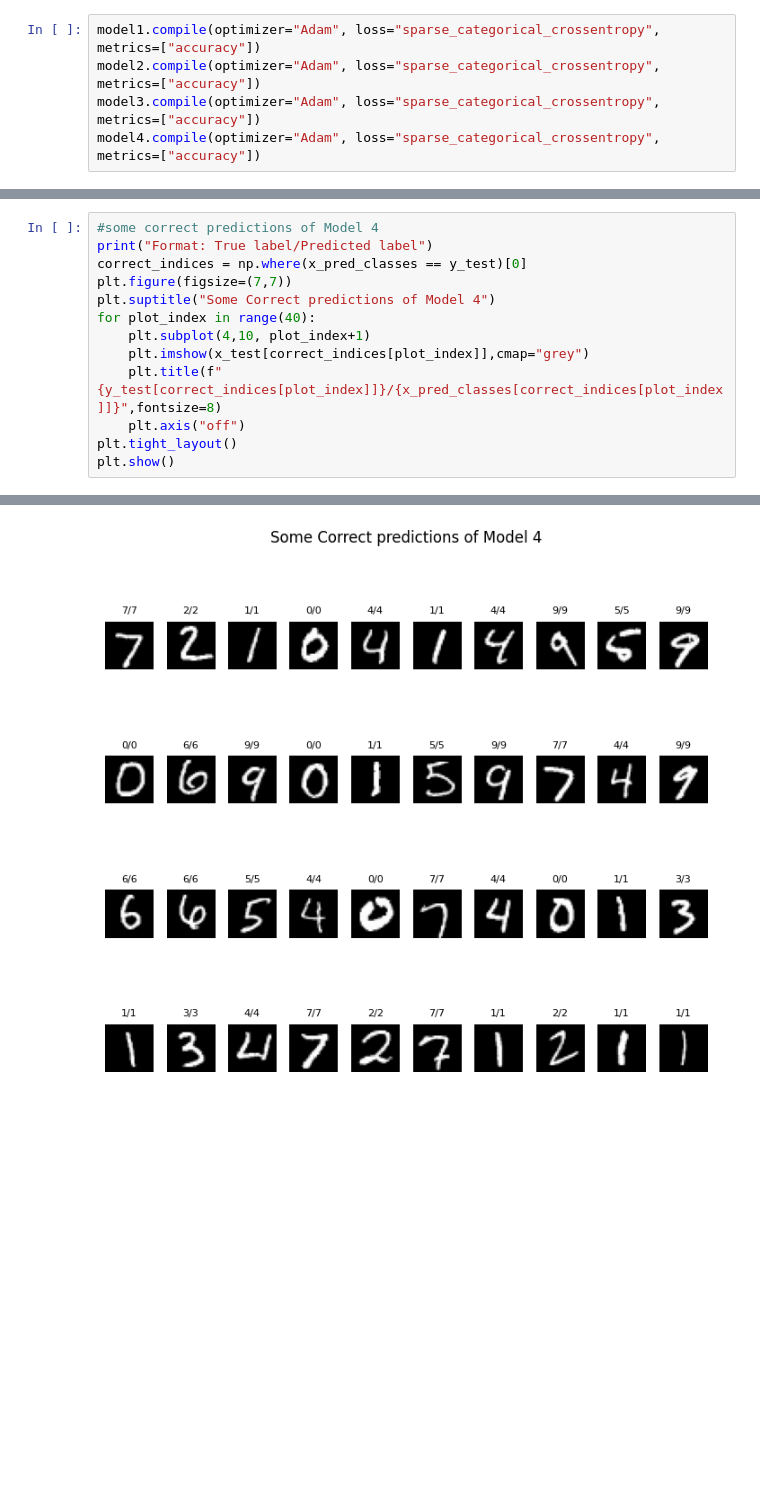
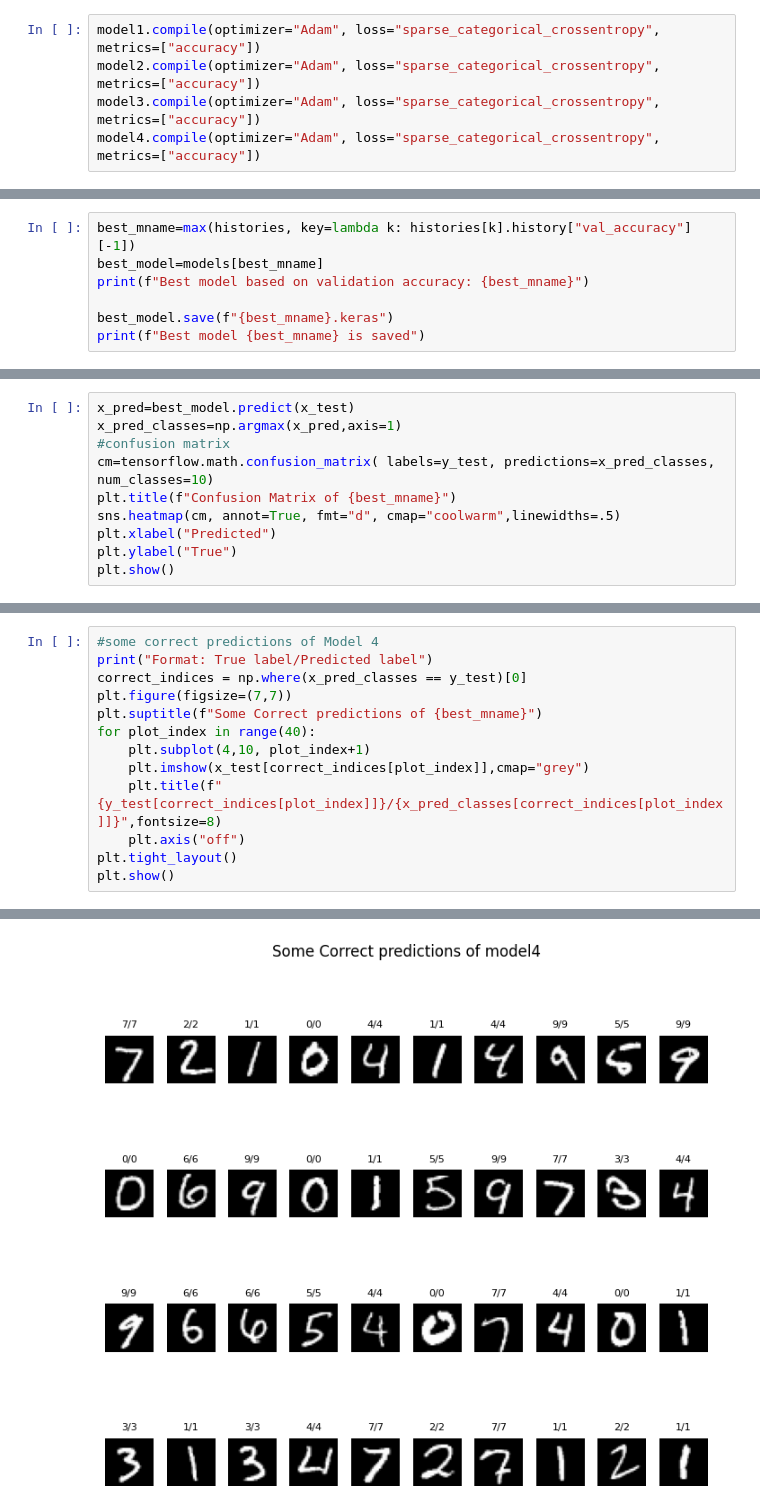
Before and after one commit to AdiXjaiswal/Handwritten-Digit-Recognition, a Jupyter notebook: HandwrittenDigitRecognition.ipynb, the cells around one changed output, grey strips where cells are left out. Cells and saved outputs as stored; diff of their text form; blank space fills up the shorter version.

```diff
--- a/HandwrittenDigitRecognition.ipynb
+++ b/HandwrittenDigitRecognition.ipynb
@@ -237,0 +275,7 @@ plt.show()
+# %%
+best_mname=max(histories, key=lambda k: histories[k].history["val_accuracy"][-1])
+best_model=models[best_mname]
+print(f"Best model based on validation accuracy: {best_mname}")
+
+best_model.save(f"{best_mname}.keras")
+print(f"Best model {best_mname} is saved")
@@ -237,0 +287,10 @@ plt.show()
+# %%
+x_pred=best_model.predict(x_test)
+x_pred_classes=np.argmax(x_pred,axis=1)
+#confusion matrix
+cm=tensorflow.math.confusion_matrix( labels=y_test, predictions=x_pred_classes, num_classes=10)
+plt.title(f"Confusion Matrix of {best_mname}")
+sns.heatmap(cm, annot=True, fmt="d", cmap="coolwarm",linewidths=.5)
+plt.xlabel("Predicted")
+plt.ylabel("True")
+plt.show()
@@ -238,16 +303,16 @@ plt.show()
 # %%
 #some correct predictions of Model 4
 print("Format: True label/Predicted label")
 correct_indices = np.where(x_pred_classes == y_test)[0]
 plt.figure(figsize=(7,7))
-plt.suptitle("Some Correct predictions of Model 4")
+plt.suptitle(f"Some Correct predictions of {best_mname}")
 for plot_index in range(40):
     plt.subplot(4,10, plot_index+1)
     plt.imshow(x_test[correct_indices[plot_index]],cmap="grey")
     plt.title(f"{y_test[correct_indices[plot_index]]}/{x_pred_classes[correct_indices[plot_index]]}",fontsize=8)
     plt.axis("off")
 plt.tight_layout()
 plt.show()
 # %% [output]
 Format: True label/Predicted label
-[figure, old version]
+[figure, new version]
```
Also changed, not shown: parts of 29 cells of this notebook.
